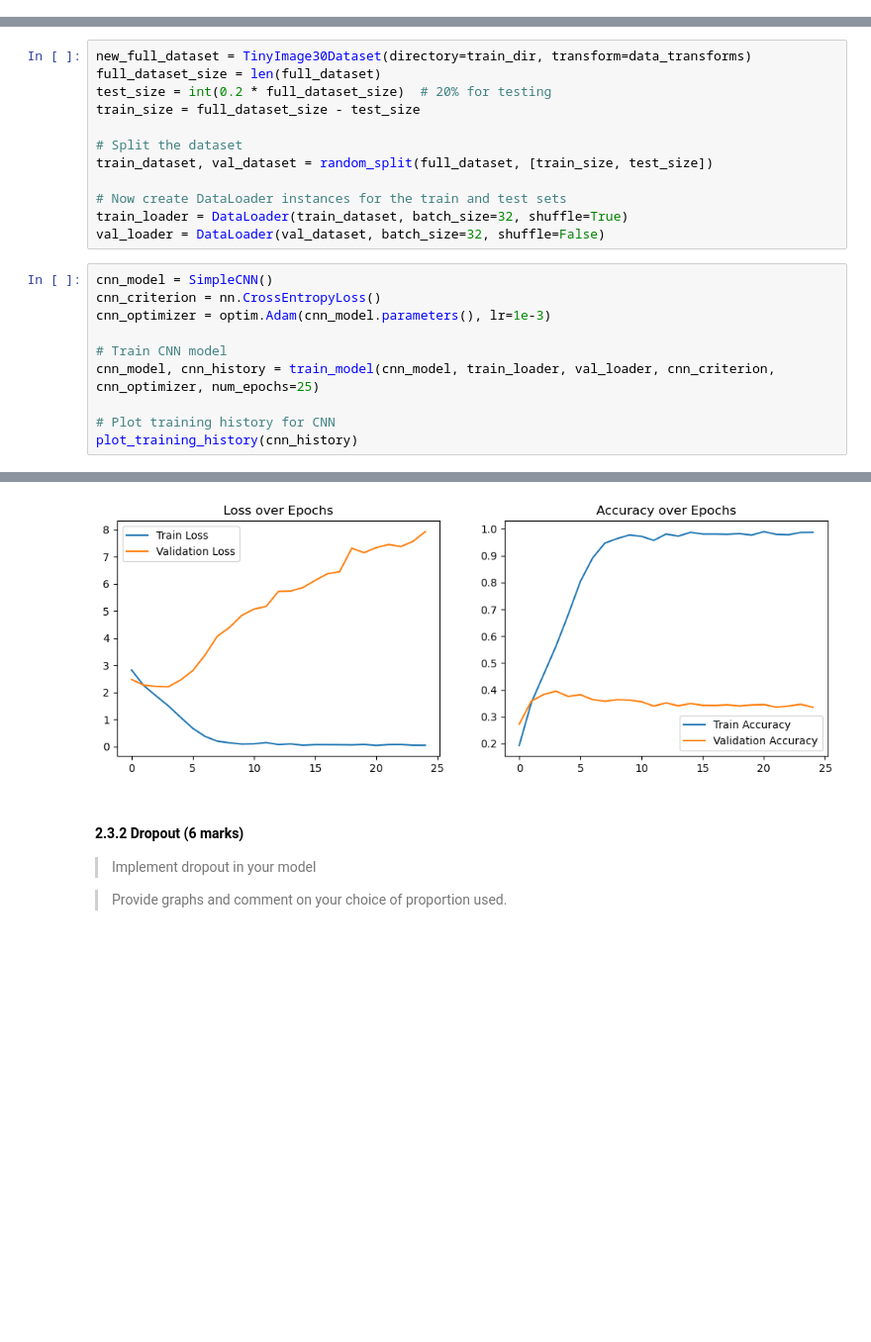
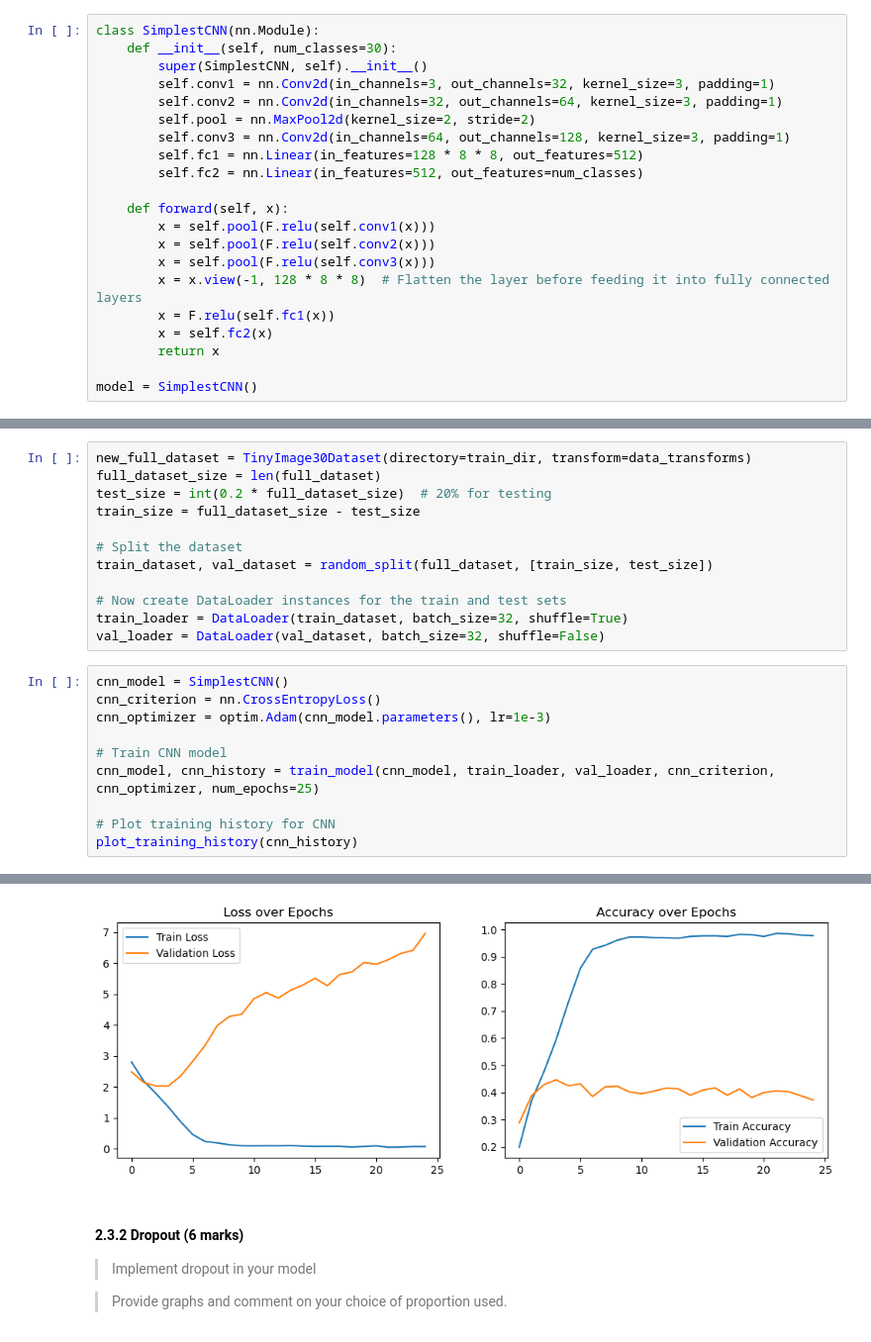
Before and after one commit to assh/dl_assessment2, a Jupyter notebook: COMP5625M_assessment2024_problem.ipynb, the cells around one changed output, grey strips where cells are left out. Shown: that part at 99% size. Saved outputs shown, nothing was run; the diff lists cells and outputs as text; blank space fills up the shorter version.

```diff
--- a/COMP5625M_assessment2024_problem.ipynb
+++ b/COMP5625M_assessment2024_problem.ipynb
@@ -672,5 +718,26 @@ class CustomCNN(nn.Module):
 
 # Assuming the use of a CUDA device if available
 model = CustomCNN()
+# %%
+class SimplestCNN(nn.Module):
+    def __init__(self, num_classes=30):
+        super(SimplestCNN, self).__init__()
+        self.conv1 = nn.Conv2d(in_channels=3, out_channels=32, kernel_size=3, padding=1)
+        self.conv2 = nn.Conv2d(in_channels=32, out_channels=64, kernel_size=3, padding=1)
+        self.pool = nn.MaxPool2d(kernel_size=2, stride=2)
+        self.conv3 = nn.Conv2d(in_channels=64, out_channels=128, kernel_size=3, padding=1)
+        self.fc1 = nn.Linear(in_features=128 * 8 * 8, out_features=512)
+        self.fc2 = nn.Linear(in_features=512, out_features=num_classes)
+
+    def forward(self, x):
+        x = self.pool(F.relu(self.conv1(x)))
+        x = self.pool(F.relu(self.conv2(x)))
+        x = self.pool(F.relu(self.conv3(x)))
+        x = x.view(-1, 128 * 8 * 8)  # Flatten the layer before feeding it into fully connected layers
+        x = F.relu(self.fc1(x))
+        x = self.fc2(x)
+        return x
+
+model = SimplestCNN()
 # %%
 
@@ -723,7 +808,7 @@ train_dataset, val_dataset = random_split(full_dataset, [train_size, test_size])
 train_loader = DataLoader(train_dataset, batch_size=32, shuffle=True)
 val_loader = DataLoader(val_dataset, batch_size=32, shuffle=False)
 # %%
-cnn_model = SimpleCNN()
+cnn_model = SimplestCNN()
 cnn_criterion = nn.CrossEntropyLoss()
 cnn_optimizer = optim.Adam(cnn_model.parameters(), lr=1e-3)
 
@@ -753,4 +838,4 @@ Epoch 24/24 - Train Loss: 0.0416 - Train Acc: 0.9866 - Val Loss: 7.9272 - Val Ac
-[figure, old version]
+[figure, new version]
 # %% [markdown]
 #### 2.3.2 Dropout (6 marks)
 
```
Also changed, not shown: parts of 23 cells of this notebook, 1 other file.
